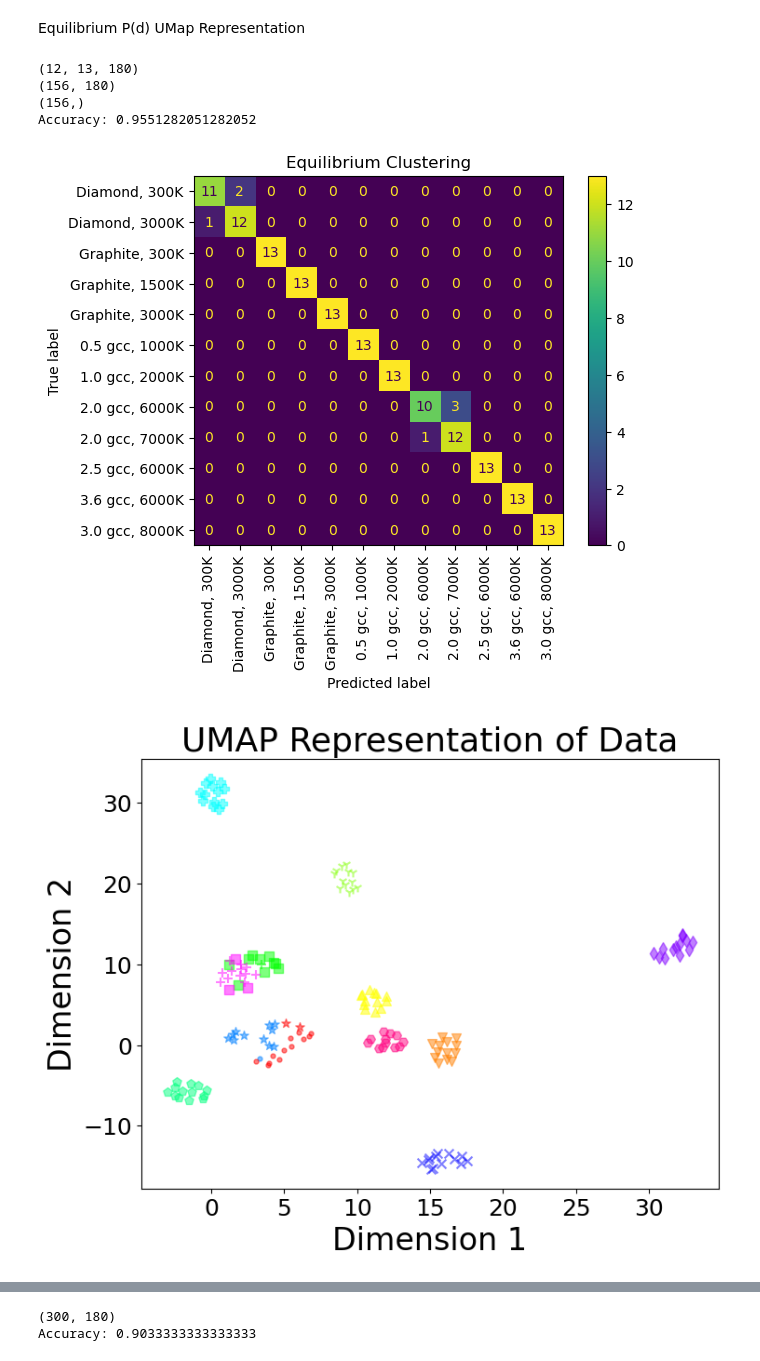
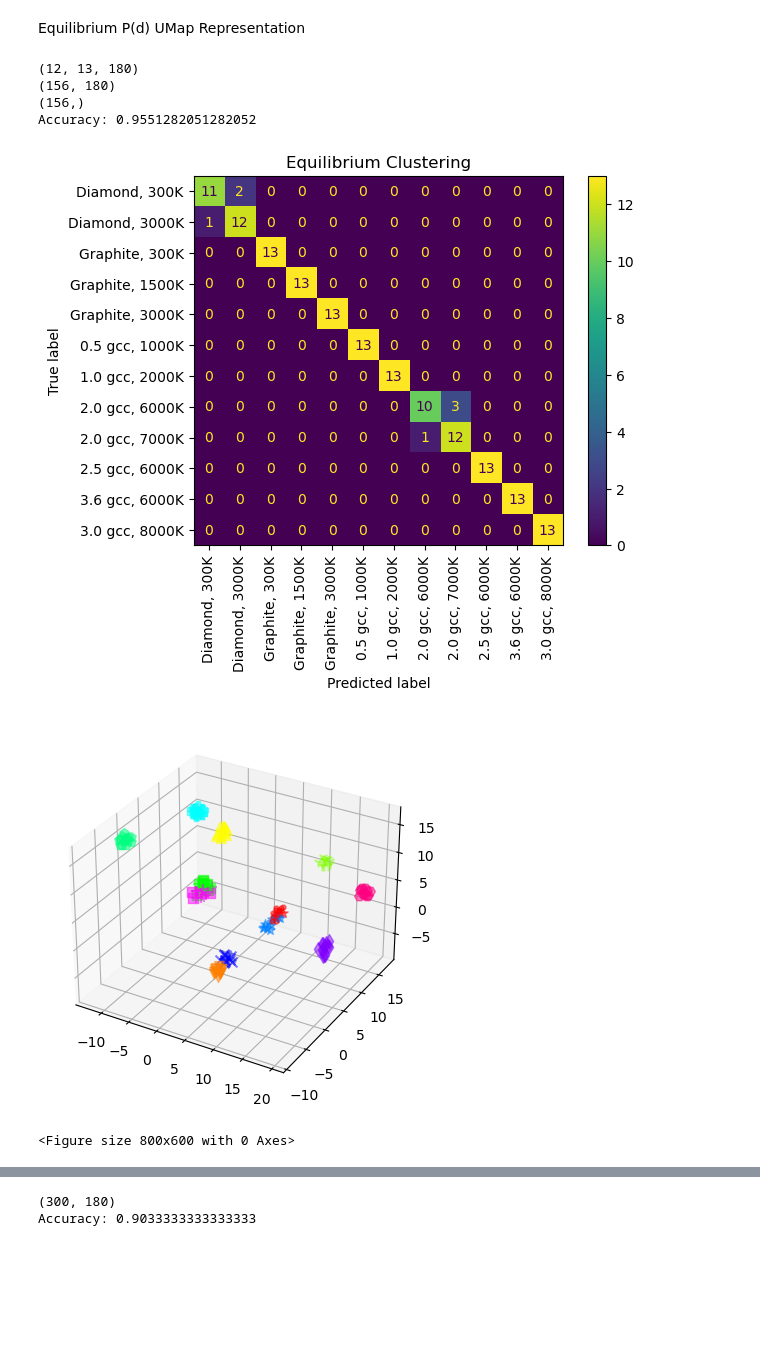
Before and after one commit to laubachb/chimes_CGD-myLLFork, a Jupyter notebook: dissimilarity_clustering/umap_pd.ipynb, the cells around one changed output, grey strips where cells are left out. Saved outputs shown, nothing was run; the diff lists cells and outputs as text; code cells hidden in the pictures; blank space fills up the shorter version.

```diff
--- a/dissimilarity_clustering/umap_pd.ipynb
+++ b/dissimilarity_clustering/umap_pd.ipynb
@@ -107,48 +107,51 @@ plt.title("Equilibrium Clustering")
 plt.show()
 
 # Create a UMAP model with 2 components (dimensions)
-umap_model = umap.UMAP(random_state=1, n_components=2, n_neighbors=5, min_dist=0.99, metric='euclidean')
+umap_model = umap.UMAP(random_state=7, n_components=3, n_neighbors=12, min_dist=0.99, metric='euclidean')
 
 # Combine the all_equilibrium and avg dataframes
 # frames = [all_equilibrium_df, avg_df]
 # all_df = pd.concat(frames)
+fig = plt.figure()
+ax = plt.axes(projection='3d')
 
 # Fit the UMAP model to your data and transform it to 2 dimensions
 embedding = umap_model.fit_transform(all_equilibrium_df)
 all_embedding = embedding
 
 # Plot the embedded data with colors and shapes based on labels
 plt.figure(figsize=(8, 6))  # Adjust figure size if needed
 
 # Define the number of unique labels
 num_labels = 12
 size = 24
 
 # Create a colormap using the 'hsv' colormap
 color_map = [mcolors.hsv_to_rgb([i / num_labels, 1, 1]) for i in range(num_labels)]
 
 shape_map = [".","v","^","1","s","p","P","*","x","d","+","H"]    # Add more shapes if needed
 
 # Plot points based on closest clusters
 for i in range(len(closest_clusters)-1):
     color = closest_clusters[i]  # Color based on closest cluster
     shape = labels[i]         # Shape based on arr_labels
-    x, y = all_embedding[i]      # Coordinates of the point
+    x, y, z = all_embedding[i]      # Coordinates of the point
 
-    plt.scatter(x, y, s=50, c=color_map[color], marker=shape_map[shape], alpha=0.5, label=f'Cluster {color} Shape {shape}')
+    ax.scatter(x, y, z, s=50, c=color_map[color], marker=shape_map[shape], alpha=0.5, label=f'Cluster {color} Shape {shape}')
 
 # plt.scatter(avg_embedding[:, 0], avg_embedding[:, 1], s=12, c="black", label="Avg. P(d)")
 # plt.scatter(all_embedding[:, 0], all_embedding[:, 1], s=12, label="Avg. P(d)")
-plt.xlabel('Dimension 1', fontsize=size)
-plt.ylabel('Dimension 2', fontsize=size)
-plt.xticks(fontsize=size-6)
-plt.yticks(fontsize=size-6)
-plt.title('UMAP Representation of Data', fontsize=size+2)
-plt.show()
+# plt.xlabel('Dimension 1', fontsize=size)
+# plt.ylabel('Dimension 2', fontsize=size)
+# plt.xticks(fontsize=size-6)
+# plt.yticks(fontsize=size-6)
+# plt.title('UMAP Representation of Data', fontsize=size+2)
+# plt.show()
 # %% [output]
 (12, 13, 180)
 (156, 180)
 (156,)
 Accuracy: 0.9551282051282052
 [figure]
-[figure, old version]
+[figure, new version]
+<Figure size 800x600 with 0 Axes>
```
Also changed, not shown: parts of 1 cell of this notebook.
